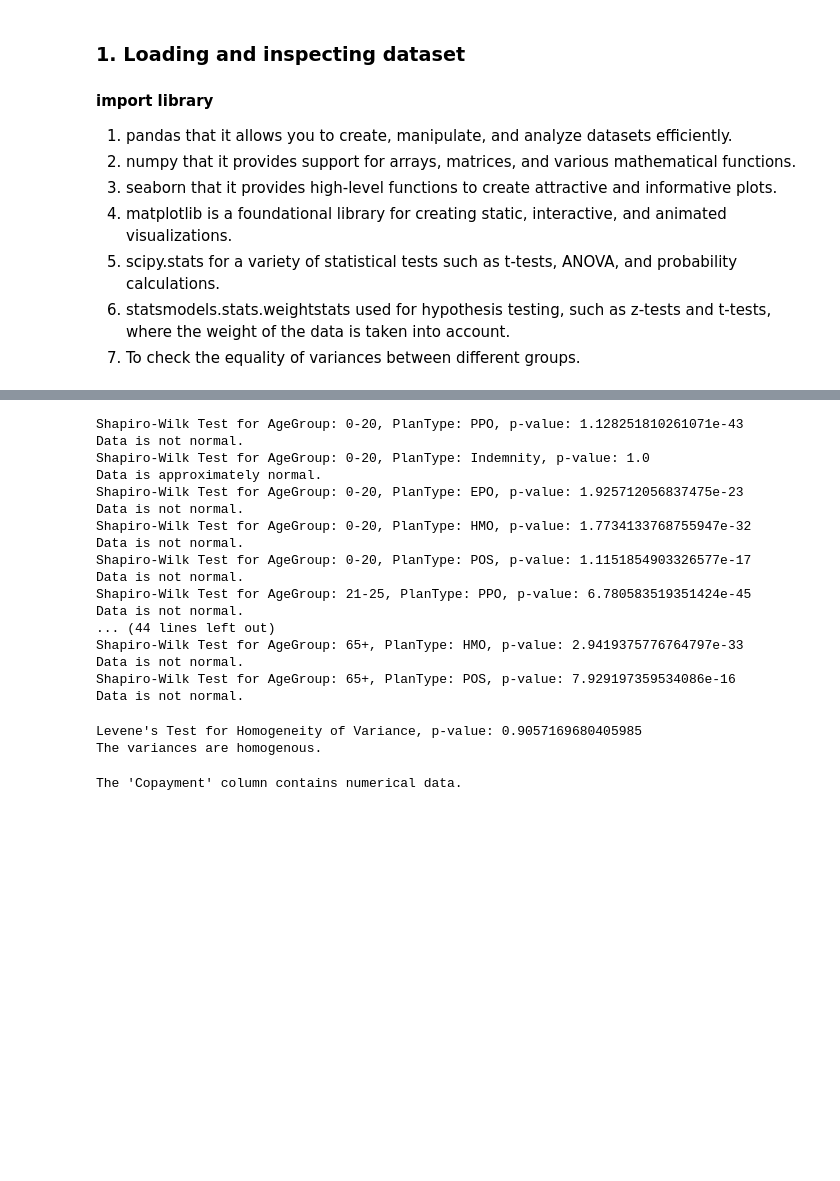
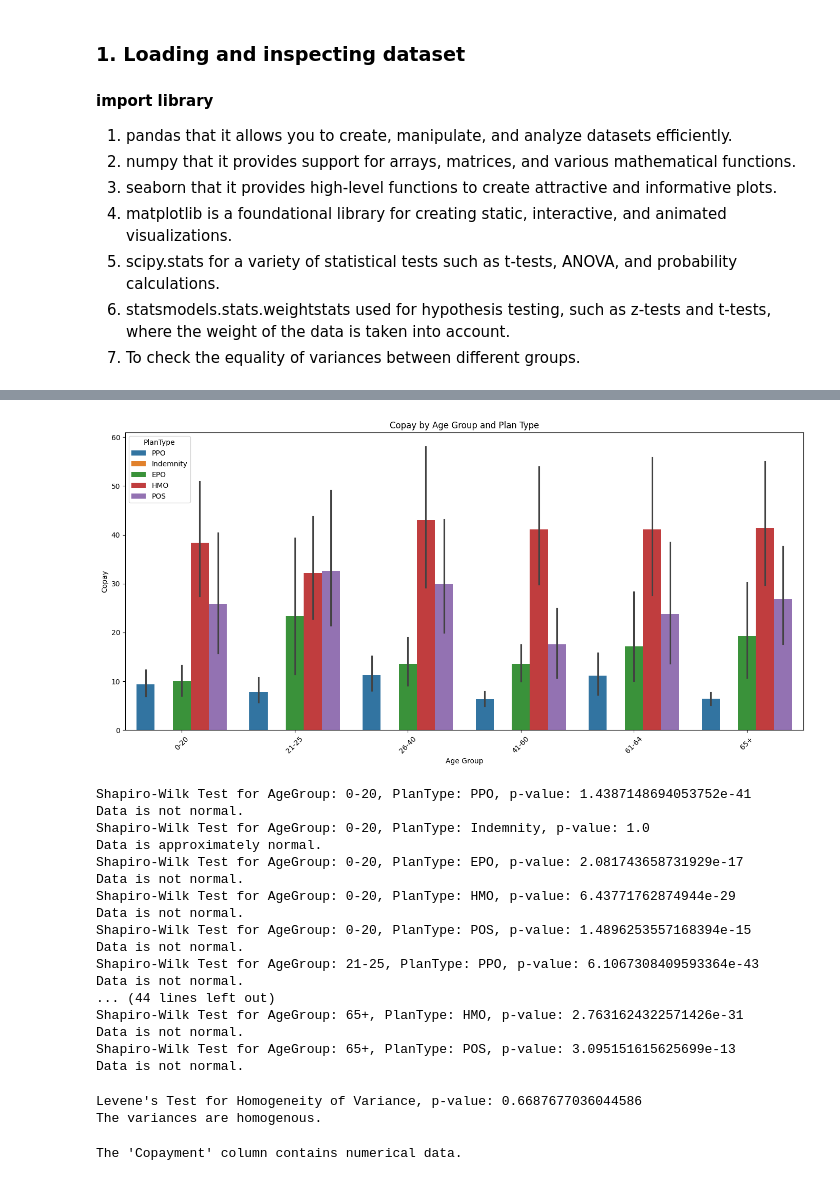
Before and after one commit to saverin0/US-Healthcare-System-Data-Analysis, a Jupyter notebook: 6.Distribute_data-Use.ipynb, the cells around one changed output, grey strips where cells are left out. Saved outputs shown, nothing was run; the diff lists cells and outputs as text; code cells hidden in the pictures; blank space fills up the shorter version.

```diff
--- a/6.Distribute_data-Use.ipynb
+++ b/6.Distribute_data-Use.ipynb
@@ -77,6 +75,22 @@ for age in age_groups:
 ... (19 outputs left out)
+# %%
+# 1.2 Barplot
+df = pd.read_csv('final_binning.csv')
+
+plt.figure(figsize=(14, 7))
+sns.barplot(x='AgeGroup', y='Copayment', hue='PlanType', data=df)
+plt.xlabel('Age Group')
+plt.ylabel('Copay')
+plt.title('Copay by Age Group and Plan Type')
+plt.legend(title='PlanType')
+plt.xticks(rotation=45)
+plt.tight_layout()
+
+plt.show()
+# %% [output]
+[figure, added]
 # %%
-# Dispersion was tested by Shapiro-Wilk test (for normality)
+# 1.3 Dispersion was tested by Shapiro-Wilk test (for normality)
 for age in age_groups:
     for plan in plan_types:
         subset = df[(df['AgeGroup'] == age) & (df['PlanType'] == plan)]
@@ -87,22 +101,22 @@ for age in age_groups:
         else:
             print("Data is not normal.")
 # %% [output]
-Shapiro-Wilk Test for AgeGroup: 0-20, PlanType: PPO, p-value: 1.128251810261071e-43
+Shapiro-Wilk Test for AgeGroup: 0-20, PlanType: PPO, p-value: 1.4387148694053752e-41
 Data is not normal.
 Shapiro-Wilk Test for AgeGroup: 0-20, PlanType: Indemnity, p-value: 1.0
 Data is approximately normal.
-Shapiro-Wilk Test for AgeGroup: 0-20, PlanType: EPO, p-value: 1.925712056837475e-23
+Shapiro-Wilk Test for AgeGroup: 0-20, PlanType: EPO, p-value: 2.081743658731929e-17
 Data is not normal.
-Shapiro-Wilk Test for AgeGroup: 0-20, PlanType: HMO, p-value: 1.7734133768755947e-32
+Shapiro-Wilk Test for AgeGroup: 0-20, PlanType: HMO, p-value: 6.43771762874944e-29
 Data is not normal.
-Shapiro-Wilk Test for AgeGroup: 0-20, PlanType: POS, p-value: 1.1151854903326577e-17
+Shapiro-Wilk Test for AgeGroup: 0-20, PlanType: POS, p-value: 1.4896253557168394e-15
 Data is not normal.
-Shapiro-Wilk Test for AgeGroup: 21-25, PlanType: PPO, p-value: 6.780583519351424e-45
+Shapiro-Wilk Test for AgeGroup: 21-25, PlanType: PPO, p-value: 6.1067308409593364e-43
 Data is not normal.
 ... (44 lines left out)
-Shapiro-Wilk Test for AgeGroup: 65+, PlanType: HMO, p-value: 2.9419375776764797e-33
+Shapiro-Wilk Test for AgeGroup: 65+, PlanType: HMO, p-value: 2.7631624322571426e-31
 Data is not normal.
-Shapiro-Wilk Test for AgeGroup: 65+, PlanType: POS, p-value: 7.929197359534086e-16
+Shapiro-Wilk Test for AgeGroup: 65+, PlanType: POS, p-value: 3.095151615625699e-13
 Data is not normal.
 # %%
 # 2. Check equality of variances (Homogeneity of Variance).
@@ -118,6 +132,6 @@ if p_value > 0.05:
 else:
     print("The variances are not homogenous.")
 # %% [output]
-Levene's Test for Homogeneity of Variance, p-value: 0.9057169680405985
+Levene's Test for Homogeneity of Variance, p-value: 0.6687677036044586
 The variances are homogenous.
 # %%
```
Also changed, not shown: parts of 3 cells of this notebook, 3 other files.
